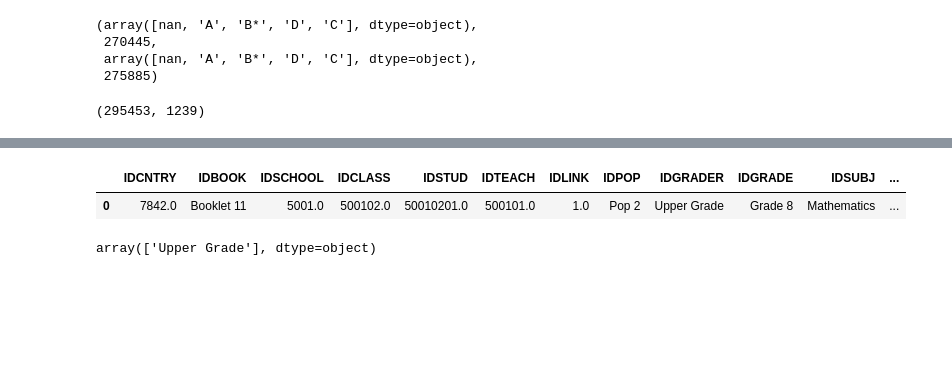
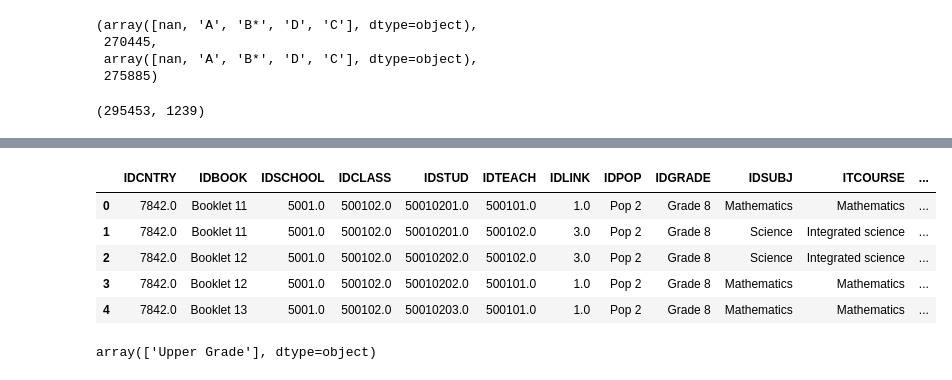
Before and after one commit to sjhaluck/TIMSS-Data-Science, a Jupyter notebook: TIMSS Exploration.ipynb, the cells around one changed output, grey strips where cells are left out. Drawn from its saved outputs; the diff is of its cells as text; code cells hidden in the pictures; blank space fills up the shorter version.

```diff
--- a/TIMSS Exploration.ipynb
+++ b/TIMSS Exploration.ipynb
@@ -293,10 +260,12 @@ stud_teach[stud_teach.IDTEACH.astype(int)*100+stud_teach.IDLINK.astype(int) != s
-# %%
-stud_teach.drop('IDTEALIN', axis = 1, inplace=True)
 # %%
-stud_teach.head(1)
+stud_teach.head()
 # %% [output]
-|  | IDCNTRY | IDBOOK | IDSCHOOL | IDCLASS | IDSTUD | IDTEACH | IDLINK | IDPOP | IDGRADER | IDGRADE | IDSUBJ | ... |
-| 0 | 7842.0 | Booklet 11 | 5001.0 | 500102.0 | 50010201.0 | 500101.0 | 1.0 | Pop 2 | Upper Grade | Grade 8 | Mathematics | ... |
+|  | IDCNTRY | IDBOOK | IDSCHOOL | IDCLASS | IDSTUD | IDTEACH | IDLINK | IDPOP | IDGRADE | IDSUBJ | ITCOURSE | ... |
+| 0 | 7842.0 | Booklet 11 | 5001.0 | 500102.0 | 50010201.0 | 500101.0 | 1.0 | Pop 2 | Grade 8 | Mathematics | Mathematics | ... |
+| 1 | 7842.0 | Booklet 11 | 5001.0 | 500102.0 | 50010201.0 | 500102.0 | 3.0 | Pop 2 | Grade 8 | Science | Integrated science | ... |
+| 2 | 7842.0 | Booklet 12 | 5001.0 | 500102.0 | 50010202.0 | 500102.0 | 3.0 | Pop 2 | Grade 8 | Science | Integrated science | ... |
+| 3 | 7842.0 | Booklet 12 | 5001.0 | 500102.0 | 50010202.0 | 500101.0 | 1.0 | Pop 2 | Grade 8 | Mathematics | Mathematics | ... |
+| 4 | 7842.0 | Booklet 13 | 5001.0 | 500102.0 | 50010203.0 | 500101.0 | 1.0 | Pop 2 | Grade 8 | Mathematics | Mathematics | ... |
 # %%
 stud_teach.IDGRADER.unique()
 # %% [output]
```
Also changed, not shown: parts of 30 cells of this notebook.
